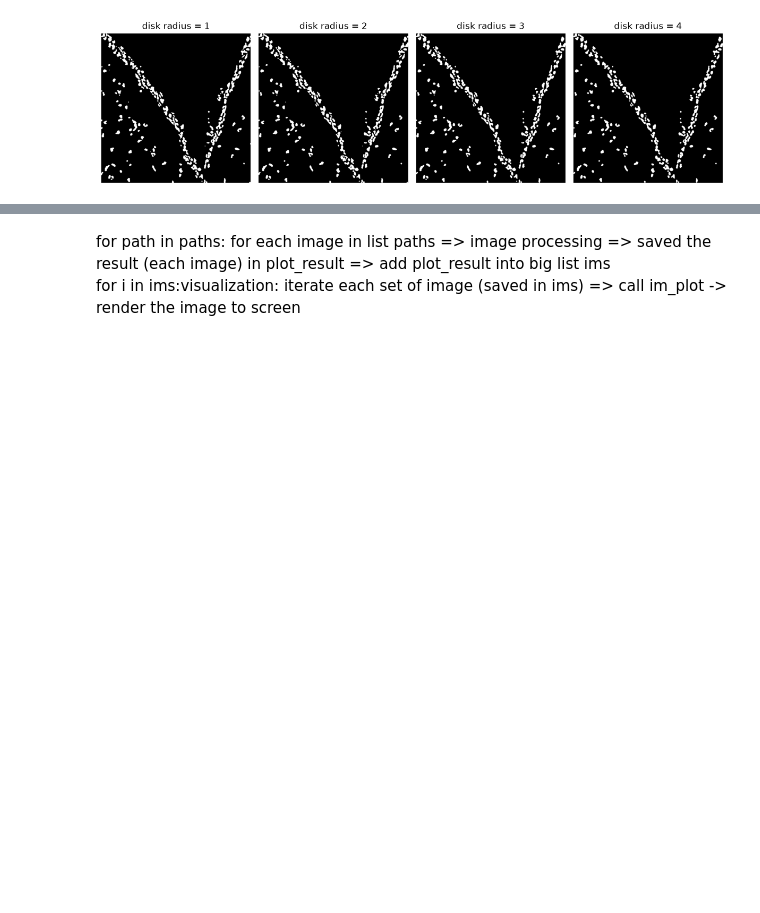
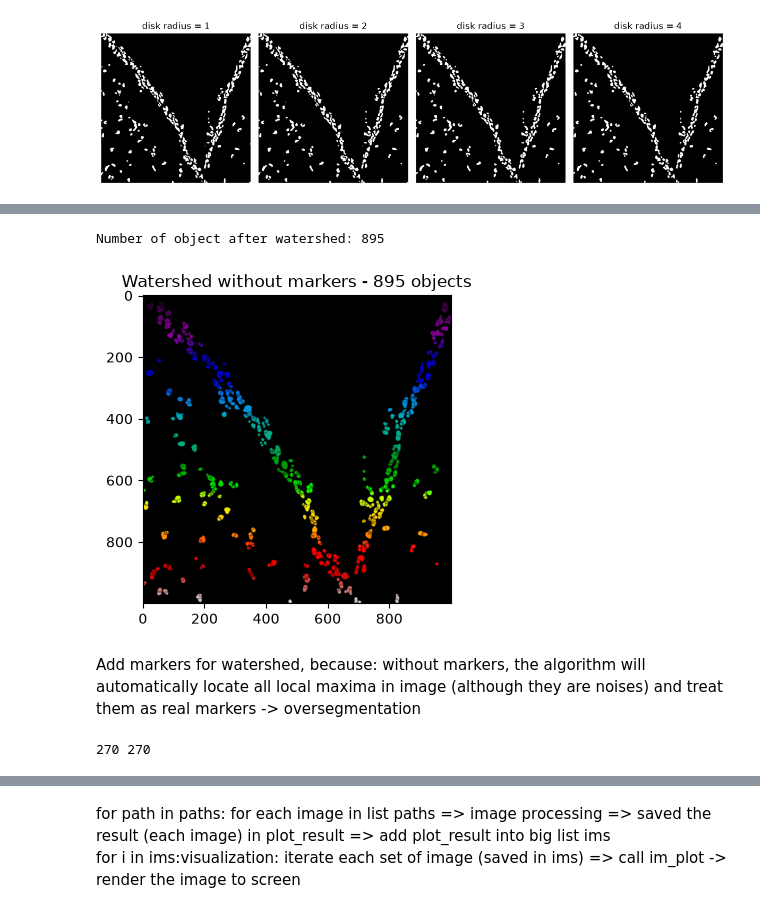
Before and after one commit to nguyennham19001/ISS-sequencing-analysis, a Jupyter notebook: src/iss_decoding/analysis.ipynb, the cells around one changed output, grey strips where cells are left out. Cells and saved outputs as stored; diff of their text form; code cells hidden in the pictures; blank space fills up the shorter version.

```diff
--- a/src/iss_decoding/analysis.ipynb
+++ b/src/iss_decoding/analysis.ipynb
@@ -359,0 +251,26 @@ axes[5].axis('off')
+# %%
+# Manual watershed without markers
+labels_automated = watershed(-distance, markers=None, mask=image_opened, watershed_line=True)
+print(f"Number of object after watershed: {labels_automated.max()}")
+plt.figure(figsize=(8,4))
+plt.imshow(labels_automated, cmap='nipy_spectral')
+plt.title(f'Watershed without markers - {labels_automated.max()} objects')
+plt.show()
+# %% [output]
+Number of object after watershed: 895
+[figure, added]
+# %% [markdown]
+Add markers for watershed, because: without markers, the algorithm will automatically locate all local maxima in image (although they are noises) and treat them as real markers -> oversegmentation
+# %%
+## Automated watershed
+image_dist = ndimage.distance_transform_edt(image_opened)
+image_max = extrema.h_maxima(image_dist, 0.5)
+image_max = ndimage.binary_dilation(image_max, structure=np.ones((3, 3)))
+image_max = np.bitwise_and(image_opened, image_max)
+image_label, n = ndimage.label(image_max)
+image_watershed = watershed(-image_dist, markers=image_label, mask=image_opened, watershed_line=True)
+image_cleaned = image_watershed > 0
+number_nuclei = image_watershed.max()
+print(n,number_nuclei)
+# %% [output]
+270 270
```
Also changed, not shown: parts of 29 cells of this notebook.
